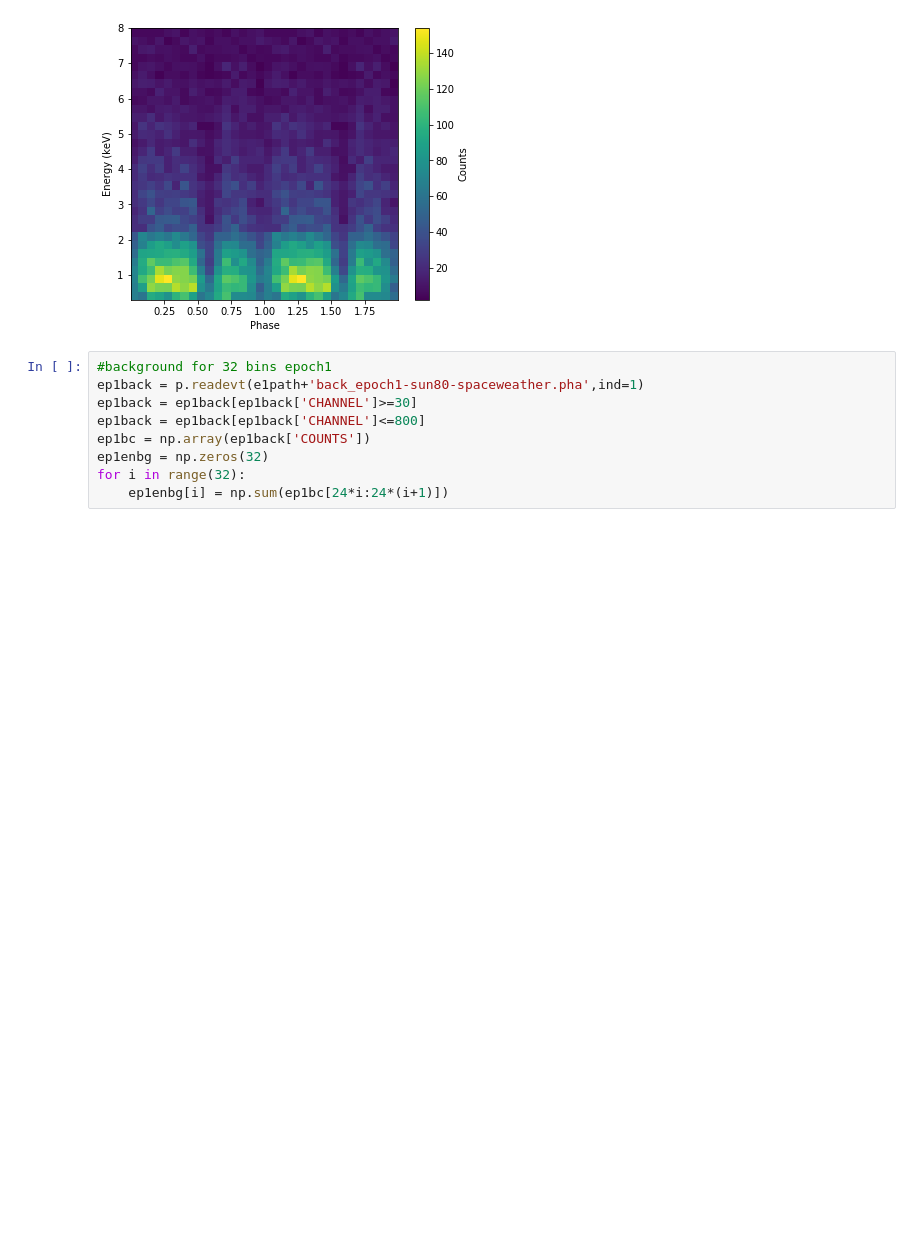
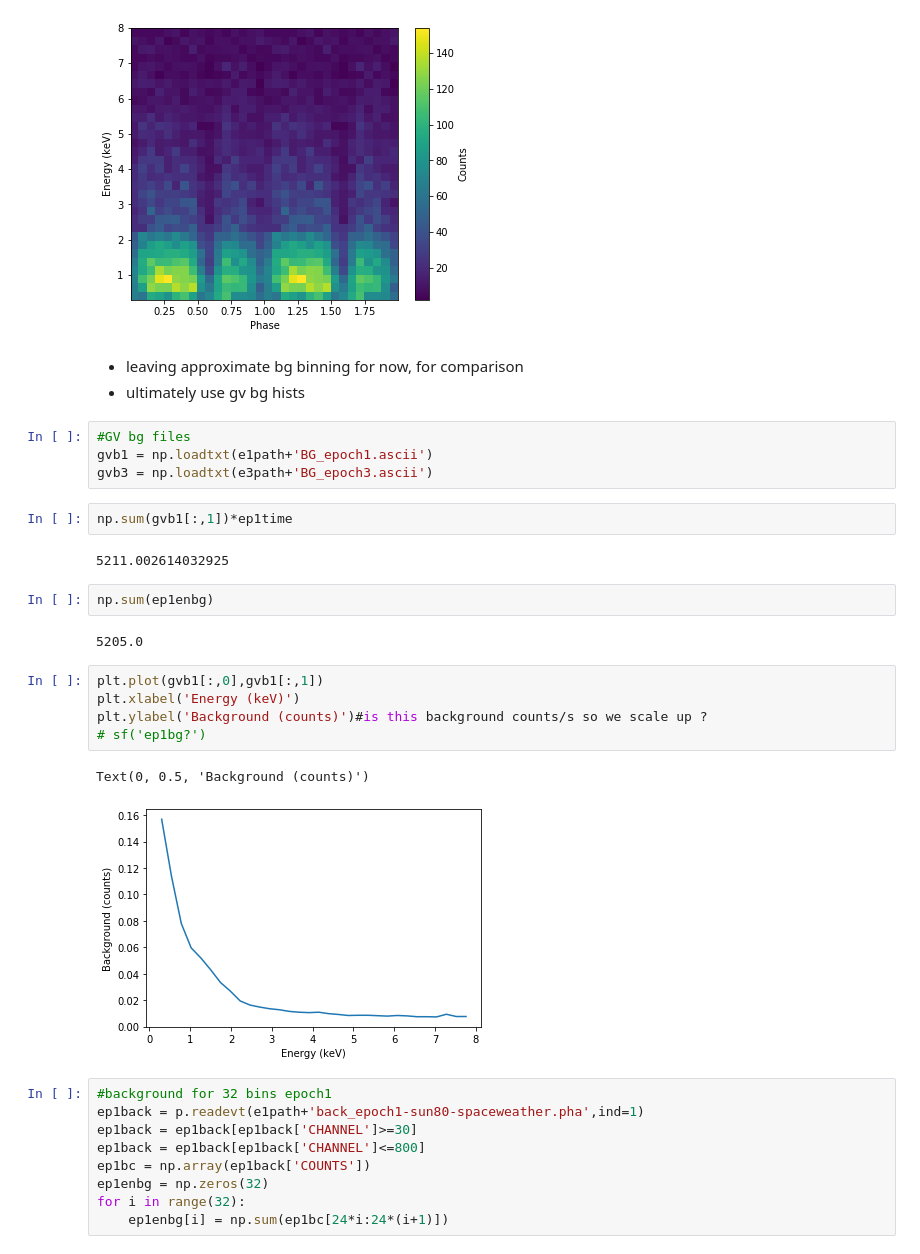
Before and after one commit to lenatreiber/LXP69.5, a Jupyter notebook: newNICER_LXP.ipynb, the cells around one changed output. Cells and saved outputs as stored; diff of their text form; blank space fills up the shorter version.

Commit message:
Add files via upload
updated bg for 2D hists -- leaving approximate for now, for comparison

```diff
--- a/newNICER_LXP.ipynb
+++ b/newNICER_LXP.ipynb
@@ -226,6 +209,29 @@ plt.xlabel('Phase')
 # %% [output]
 Text(0.5, 0, 'Phase')
 [figure]
+# %% [markdown]
+- leaving approximate bg binning for now, for comparison
+- ultimately use gv bg hists
+# %%
+#GV bg files
+gvb1 = np.loadtxt(e1path+'BG_epoch1.ascii')
+gvb3 = np.loadtxt(e3path+'BG_epoch3.ascii')
+# %%
+np.sum(gvb1[:,1])*ep1time
+# %% [output]
+5211.002614032925
+# %%
+np.sum(ep1enbg)
+# %% [output]
+5205.0
+# %%
+plt.plot(gvb1[:,0],gvb1[:,1])
+plt.xlabel('Energy (keV)')
+plt.ylabel('Background (counts)')#is this background counts/s so we scale up ?
+# sf('ep1bg?')
+# %% [output]
+Text(0, 0.5, 'Background (counts)')
+[figure, added]
 # %%
 #background for 32 bins epoch1
 ep1back = p.readevt(e1path+'back_epoch1-sun80-spaceweather.pha',ind=1)
```
Also changed, not shown: parts of 17 cells of this notebook.
